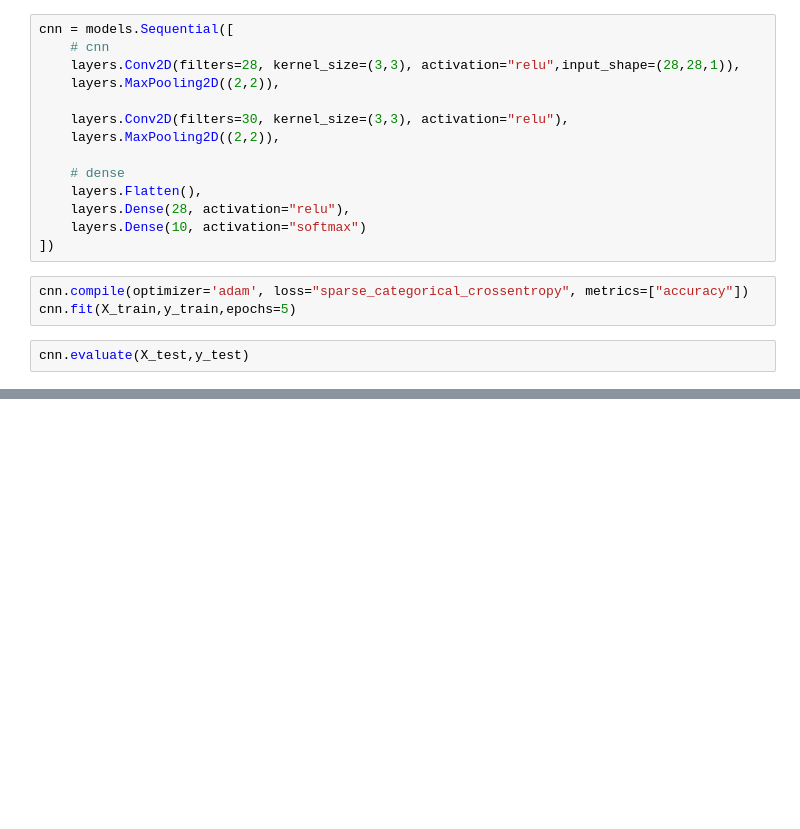
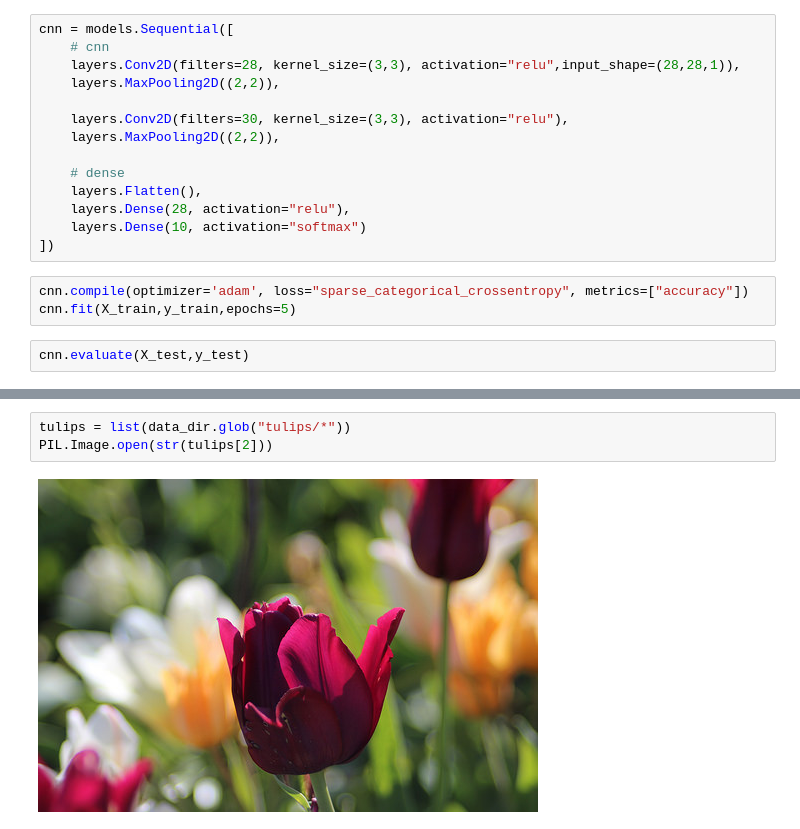
Before and after one commit to Surajpatra700/Deep-Learning_Project, a Jupyter notebook: Computer_Vision.ipynb, the cells around one changed output, grey strips where cells are left out. Cells and saved outputs as stored; diff of their text form; blank space fills up the shorter version.

```diff
--- a/Computer_Vision.ipynb
+++ b/Computer_Vision.ipynb
@@ -271,0 +337,5 @@ cnn.evaluate(X_test,y_test)
+# %%
+tulips = list(data_dir.glob("tulips/*"))
+PIL.Image.open(str(tulips[2]))
+# %% [output]
+[figure, added]
```
Also changed, not shown: parts of 30 cells of this notebook.
